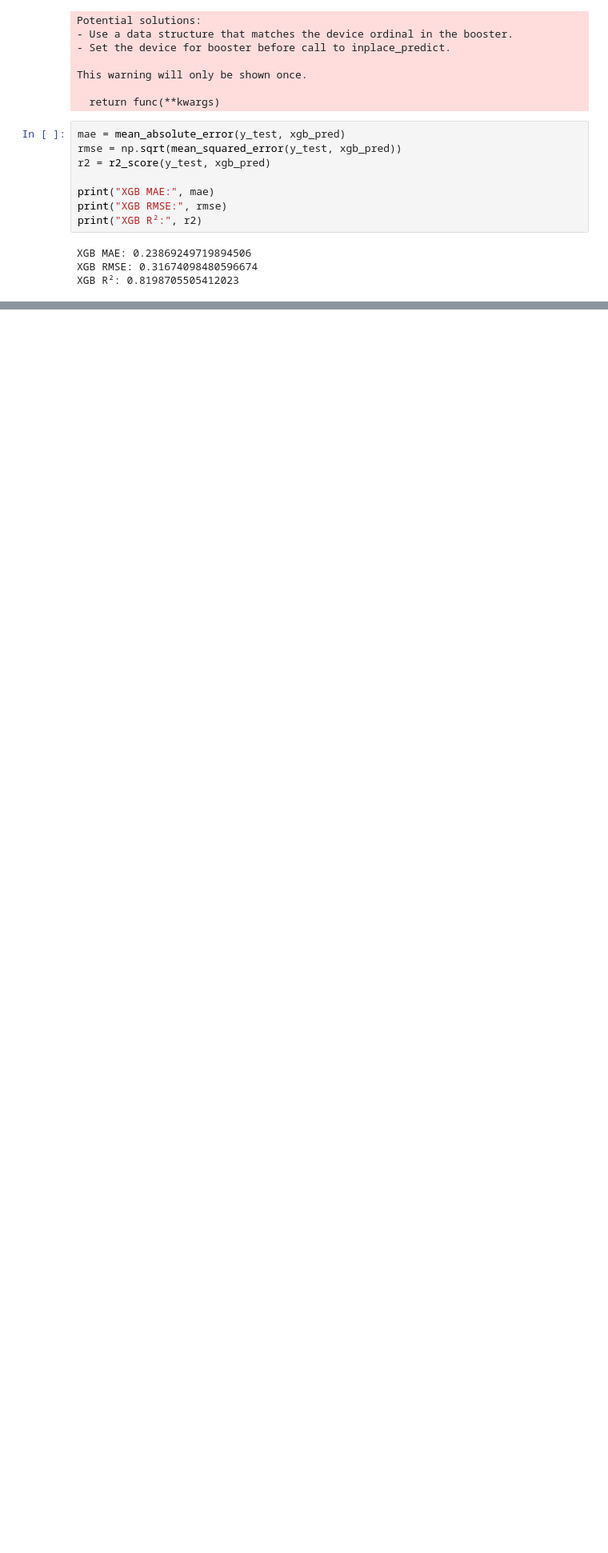
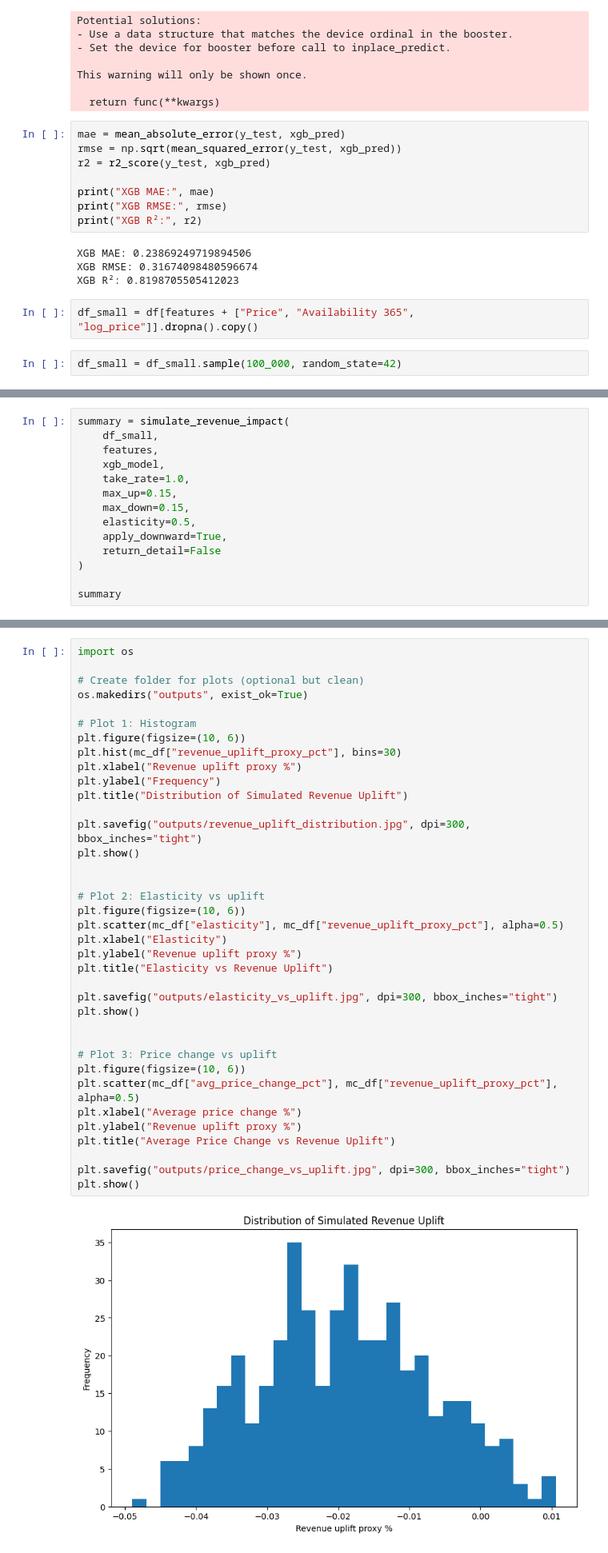
Before and after one commit to BiroBotond17/airbnbDS_project, a Jupyter notebook: notebooks/price_pred.ipynb, the cells around one changed output, grey strips where cells are left out. Shown at 80% size. Cells and saved outputs as stored; diff of their text form; blank space fills up the shorter version.

Commit message:
Adding revenue evaluaton and h3 mapping based on price difference between pred and actual price

```diff
--- a/notebooks/price_pred.ipynb
+++ b/notebooks/price_pred.ipynb
@@ -592,3 +580,7 @@ print("XGB R²:", r2)
 XGB MAE: 0.23869249719894506
 XGB RMSE: 0.31674098480596674
 XGB R²: 0.8198705505412023
+# %%
+df_small = df[features + ["Price", "Availability 365", "log_price"]].dropna().copy()
+# %%
+df_small = df_small.sample(100_000, random_state=42)
@@ -594,0 +685,14 @@ XGB R²: 0.8198705505412023
+# %%
+summary = simulate_revenue_impact(
+    df_small,
+    features,
+    xgb_model,
+    take_rate=1.0,
+    max_up=0.15,
+    max_down=0.15,
+    elasticity=0.5,
+    apply_downward=True,
+    return_detail=False
+)
+
+summary
@@ -594,0 +1069,39 @@ XGB R²: 0.8198705505412023
+# %%
+import os
+
+# Create folder for plots (optional but clean)
+os.makedirs("outputs", exist_ok=True)
+
+# Plot 1: Histogram
+plt.figure(figsize=(10, 6))
+plt.hist(mc_df["revenue_uplift_proxy_pct"], bins=30)
+plt.xlabel("Revenue uplift proxy %")
+plt.ylabel("Frequency")
+plt.title("Distribution of Simulated Revenue Uplift")
+
+plt.savefig("outputs/revenue_uplift_distribution.jpg", dpi=300, bbox_inches="tight")
+plt.show()
+
+
+# Plot 2: Elasticity vs uplift
+plt.figure(figsize=(10, 6))
+plt.scatter(mc_df["elasticity"], mc_df["revenue_uplift_proxy_pct"], alpha=0.5)
+plt.xlabel("Elasticity")
+plt.ylabel("Revenue uplift proxy %")
+plt.title("Elasticity vs Revenue Uplift")
+
+plt.savefig("outputs/elasticity_vs_uplift.jpg", dpi=300, bbox_inches="tight")
+plt.show()
+
+
+# Plot 3: Price change vs uplift
+plt.figure(figsize=(10, 6))
+plt.scatter(mc_df["avg_price_change_pct"], mc_df["revenue_uplift_proxy_pct"], alpha=0.5)
+plt.xlabel("Average price change %")
+plt.ylabel("Revenue uplift proxy %")
+plt.title("Average Price Change vs Revenue Uplift")
+
+plt.savefig("outputs/price_change_vs_uplift.jpg", dpi=300, bbox_inches="tight")
+plt.show()
+# %% [output]
+[figure, added]
```
Also changed, not shown: parts of 20 cells of this notebook, 8 other files.
